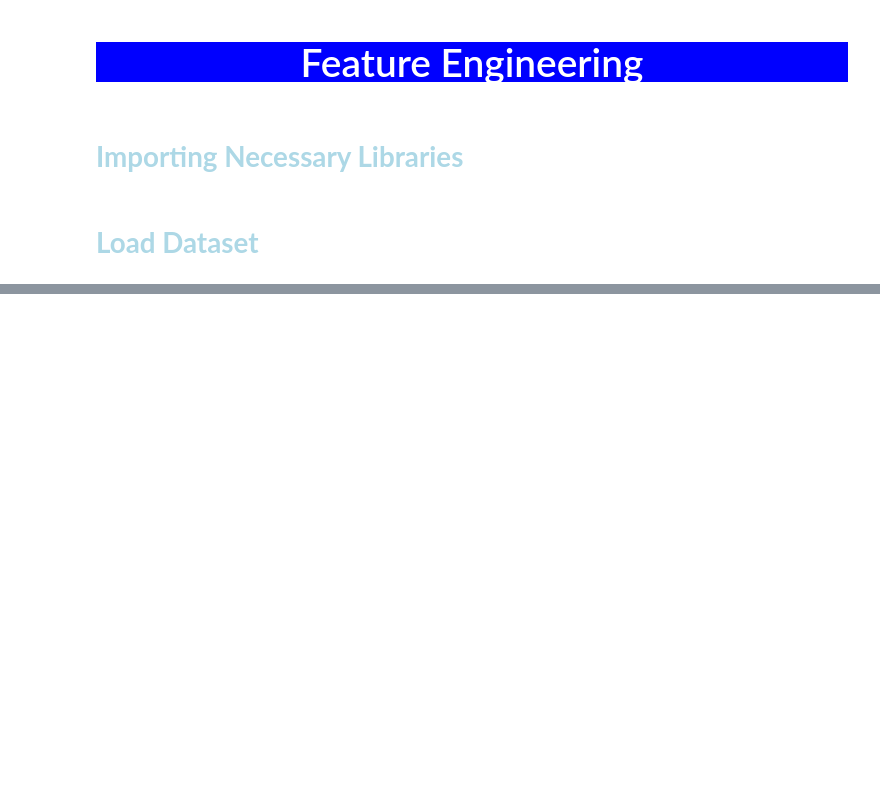
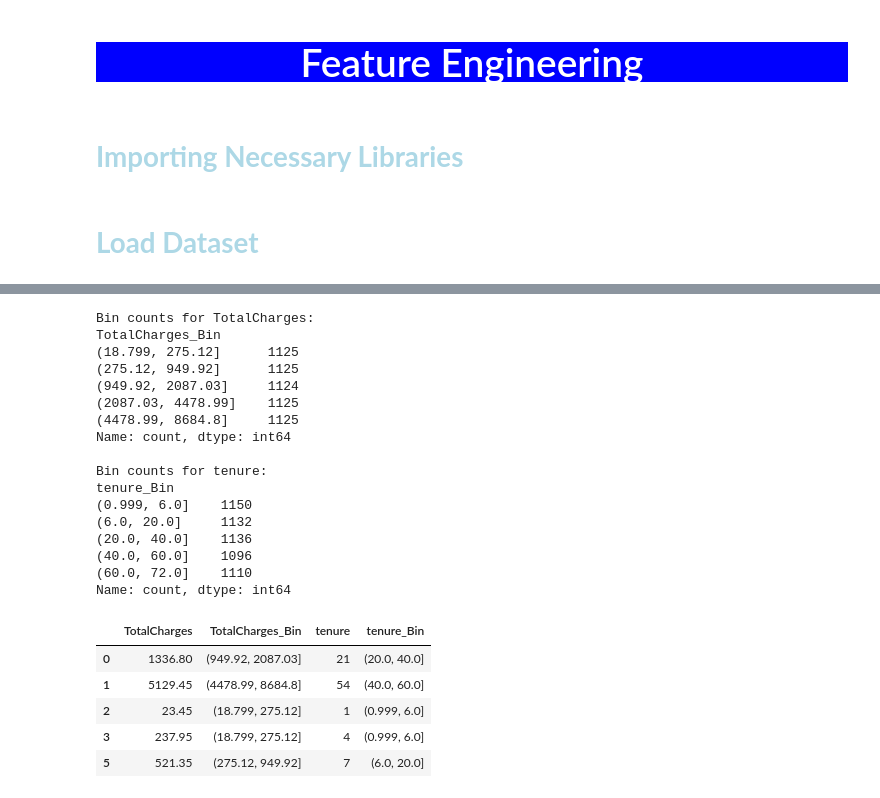
Before and after one commit to msms-dev/Telco-Customer-Churn, a Jupyter notebook: notebooks/3_Feature_Engineering.ipynb, the cells around one changed output, grey strips where cells are left out. Cells and saved outputs as stored; diff of their text form; code cells hidden in the pictures; blank space fills up the shorter version.

```diff
--- a/notebooks/3_Feature_Engineering.ipynb
+++ b/notebooks/3_Feature_Engineering.ipynb
@@ -32 +41,46 @@ df.head()
+# %%
+# Create reusable function for Tenure and Contract type
+
+def create_bins(df, columns, bins=5):
+    for col in columns:
+        bin_col_name = f"{col}_Bin"
+        try:
+            # Use .loc to avoid SettingWithCopyWarning
+            df.loc[:, bin_col_name] = pd.qcut(df[col], q=bins, duplicates='drop')
+            print(f"\nBin counts for {col}:")
+            print(df[bin_col_name].value_counts().sort_index())
+        except ValueError as e:
+            print(f"Could not bin {col}: {e}")
+# %%
+columns_to_bin = ['TotalCharges', 'tenure']
+df = df.copy()
+
+create_bins(df, columns=columns_to_bin, bins=5)
+
+# Check result
+df[['TotalCharges', 'TotalCharges_Bin', 'tenure', 'tenure_Bin']].head()
+# %% [output]
+Bin counts for TotalCharges:
+TotalCharges_Bin
+(18.799, 275.12]      1125
+(275.12, 949.92]      1125
+(949.92, 2087.03]     1124
+(2087.03, 4478.99]    1125
+(4478.99, 8684.8]     1125
+Name: count, dtype: int64
+
+Bin counts for tenure:
+tenure_Bin
+(0.999, 6.0]    1150
+(6.0, 20.0]     1132
+(20.0, 40.0]    1136
+(40.0, 60.0]    1096
+(60.0, 72.0]    1110
+Name: count, dtype: int64
+|  | TotalCharges | TotalCharges_Bin | tenure | tenure_Bin |
+| 0 | 1336.80 | (949.92, 2087.03] | 21 | (20.0, 40.0] |
+| 1 | 5129.45 | (4478.99, 8684.8] | 54 | (40.0, 60.0] |
+| 2 | 23.45 | (18.799, 275.12] | 1 | (0.999, 6.0] |
+| 3 | 237.95 | (18.799, 275.12] | 4 | (0.999, 6.0] |
+| 5 | 521.35 | (275.12, 949.92] | 7 | (6.0, 20.0] |
 # %% [markdown]
```
Also changed, not shown: parts of 11 cells of this notebook, 7 other files.
